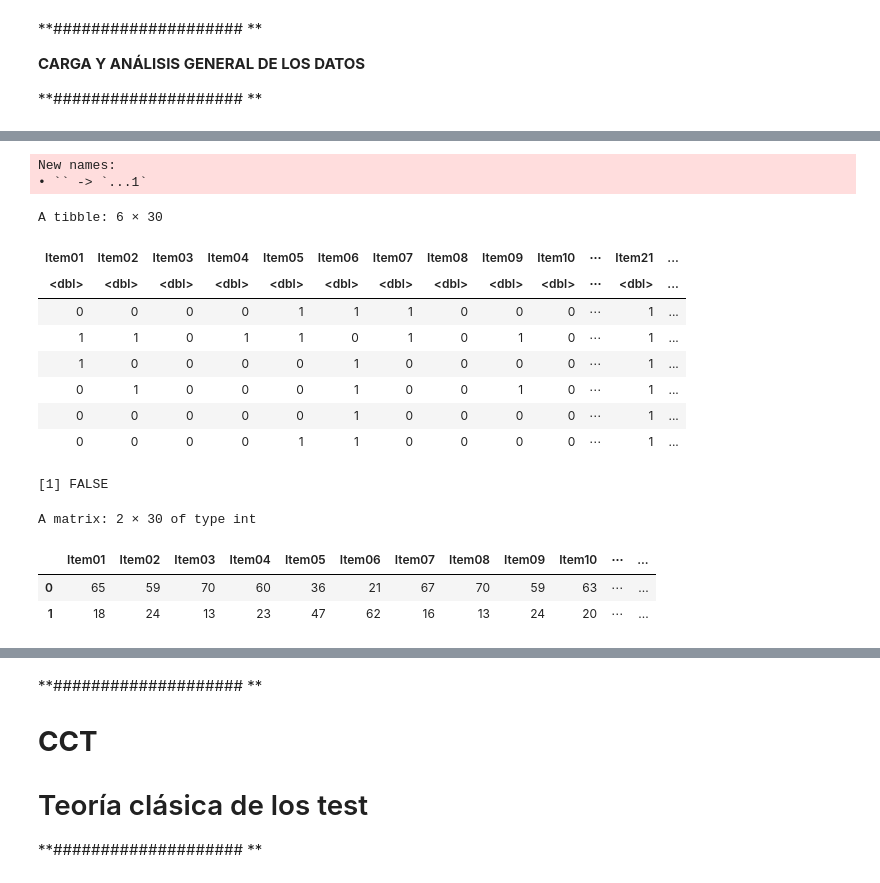
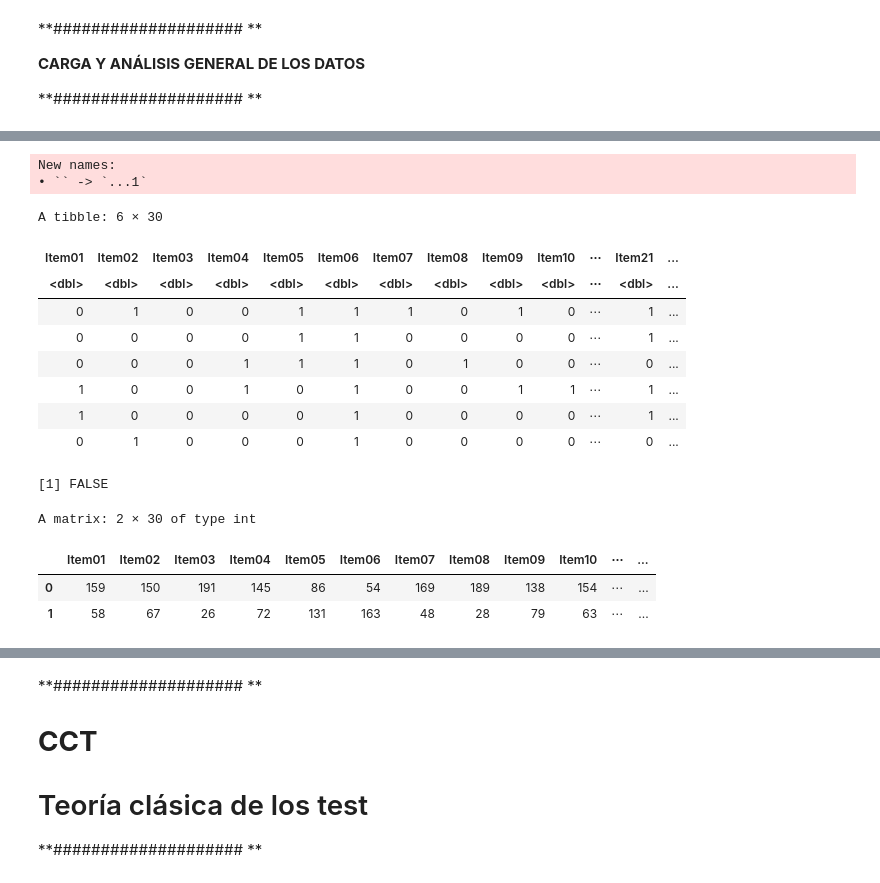
Before and after one commit to ravellom/AI_Lit_Test_Analysis, a Jupyter notebook: IRT_AI_Test.ipynb, the cells around one changed output, grey strips where cells are left out. Drawn from its saved outputs; the diff is of its cells as text; code cells hidden in the pictures.

```diff
--- a/IRT_AI_Test.ipynb
+++ b/IRT_AI_Test.ipynb
@@ -30,41 +33,41 @@ install.packages("readxl")
 # Cargar las librerías necesarias
 library(readxl)
 
 # URL del archivo Excel
-url <- "https://github.com/ravellom/AI_Lit_Test_Analysis/raw/main/correcto2_0.xlsx"
+url <- "https://github.com/ravellom/AI_Lit_Test_Analysis/raw/main/correcto_217_0_9.xlsx"
 
 ### IMPORTANTE Los datos son dicotómicos [0,1]
 ### Han sido procesados en python con el siguinete código: https://github.com/ravellom/AI_Lit_Test_Analysis
 
 # Ruta temporal para guardar el archivo descargado
 temp_file <- tempfile(fileext = ".xlsx")
 
 # Descargar el archivo
 download.file(url, temp_file, mode = "wb") # El 'mode = "wb"' es importante para archivos binarios como .xlsx
 
 # Leer el archivo descargado
 df <- read_xlsx(temp_file)
 
 # Cuando ya no necesites el archivo, puedes eliminar el archivo temporal
 unlink(temp_file)
 
 # Aislar solo los items
 
-data <- data[7:36]
+data <- df[7:36]
 
 head(data)
 # %% [output]
 New names:
 • `` -> `...1`
 A tibble: 6 × 30
 | Item01 | Item02 | Item03 | Item04 | Item05 | Item06 | Item07 | Item08 | Item09 | Item10 | ⋯ | Item21 | ... |
 | <dbl> | <dbl> | <dbl> | <dbl> | <dbl> | <dbl> | <dbl> | <dbl> | <dbl> | <dbl> | ⋯ | <dbl> | ... |
-| 0 | 0 | 0 | 0 | 1 | 1 | 1 | 0 | 0 | 0 | ⋯ | 1 | ... |
-| 1 | 1 | 0 | 1 | 1 | 0 | 1 | 0 | 1 | 0 | ⋯ | 1 | ... |
+| 0 | 1 | 0 | 0 | 1 | 1 | 1 | 0 | 1 | 0 | ⋯ | 1 | ... |
+| 0 | 0 | 0 | 0 | 1 | 1 | 0 | 0 | 0 | 0 | ⋯ | 1 | ... |
+| 0 | 0 | 0 | 1 | 1 | 1 | 0 | 1 | 0 | 0 | ⋯ | 0 | ... |
+| 1 | 0 | 0 | 1 | 0 | 1 | 0 | 0 | 1 | 1 | ⋯ | 1 | ... |
 | 1 | 0 | 0 | 0 | 0 | 1 | 0 | 0 | 0 | 0 | ⋯ | 1 | ... |
-| 0 | 1 | 0 | 0 | 0 | 1 | 0 | 0 | 1 | 0 | ⋯ | 1 | ... |
-| 0 | 0 | 0 | 0 | 0 | 1 | 0 | 0 | 0 | 0 | ⋯ | 1 | ... |
-| 0 | 0 | 0 | 0 | 1 | 1 | 0 | 0 | 0 | 0 | ⋯ | 1 | ... |
+| 0 | 1 | 0 | 0 | 0 | 1 | 0 | 0 | 0 | 0 | ⋯ | 0 | ... |
 # %%
 any(is.na(data))
 # %% [output]
@@ -74,8 +77,8 @@ sapply(data, table, useNA = "ifany")
 # %% [output]
 A matrix: 2 × 30 of type int
 |  | Item01 | Item02 | Item03 | Item04 | Item05 | Item06 | Item07 | Item08 | Item09 | Item10 | ⋯ | ... |
-| 0 | 65 | 59 | 70 | 60 | 36 | 21 | 67 | 70 | 59 | 63 | ⋯ | ... |
-| 1 | 18 | 24 | 13 | 23 | 47 | 62 | 16 | 13 | 24 | 20 | ⋯ | ... |
+| 0 | 159 | 150 | 191 | 145 | 86 | 54 | 169 | 189 | 138 | 154 | ⋯ | ... |
+| 1 | 58 | 67 | 26 | 72 | 131 | 163 | 48 | 28 | 79 | 63 | ⋯ | ... |
 # %%
 data_score_rowsums <- rowSums(data)
 hist(data_score_rowsums)
```
Also changed, not shown: parts of 46 cells of this notebook, 1 other file.
